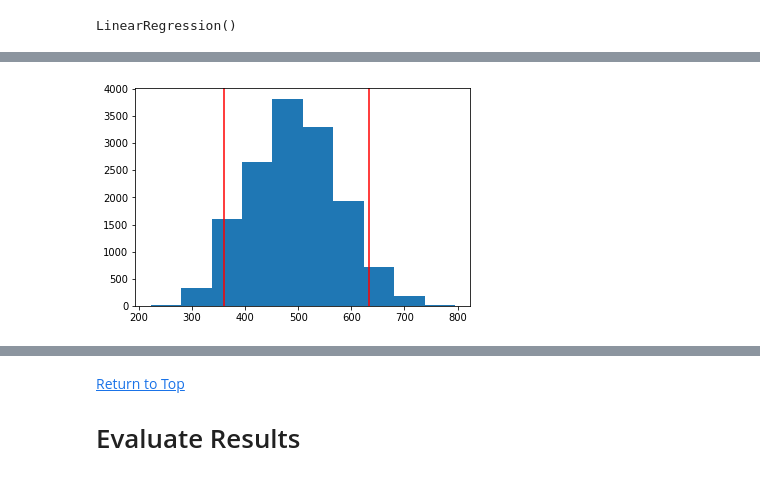
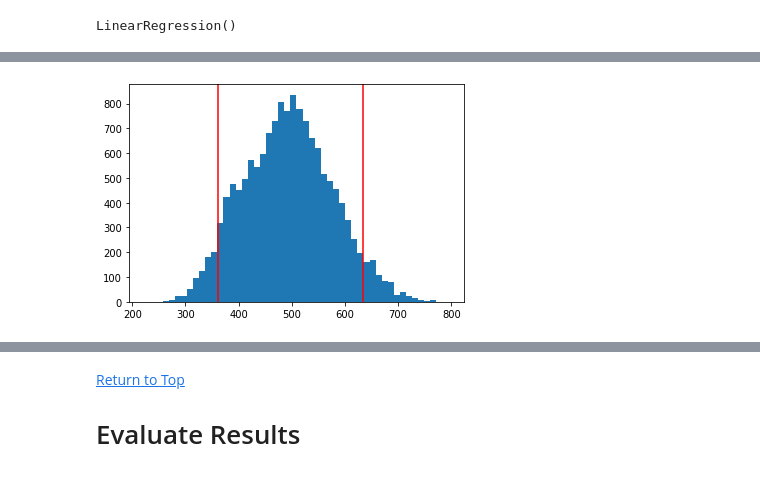
Before and after one commit to sjhaluck/TIMSS-Data-Science, a Jupyter notebook: TIMSS Exploration.ipynb, the cells around one changed output, grey strips where cells are left out. Drawn from its saved outputs; the diff is of its cells as text; code cells hidden in the pictures.

```diff
--- a/TIMSS Exploration.ipynb
+++ b/TIMSS Exploration.ipynb
@@ -3837,4 +3867,6 @@ Index(['IDCNTRY', 'IDSCHOOL', 'IDTEALIN', 'IDTEACH', 'IDLINK', 'experience',
        'sapp_avg', 'sbio_avg', 'sche_avg', 'sear_avg', 'skno_avg', 'sphy_avg',
        'srea_avg'],
       dtype='object')
+# %%
+math_teach['IDCNTRY'] = math_teach['IDCNTRY'].astype(str)
 # %%
@@ -3925,9 +3957,9 @@ sns.regplot(x=y_test, y=predictions, scatter_kws={'alpha':0.05}, line_kws={'colo
 # %%
-plt.hist(math_teach['mmat_avg']);
+plt.hist(math_teach['mmat_avg'], bins=50);
 plt.axvline(math_teach['mmat_avg'].quantile(0.05), color='r');
 plt.axvline(math_teach['mmat_avg'].quantile(0.95), color='r');
 # %% [output]
-[figure, old version]
+[figure, new version]
 # %%
 import statsmodels.api as sm
 
```
Also changed, not shown: parts of 29 cells of this notebook.
